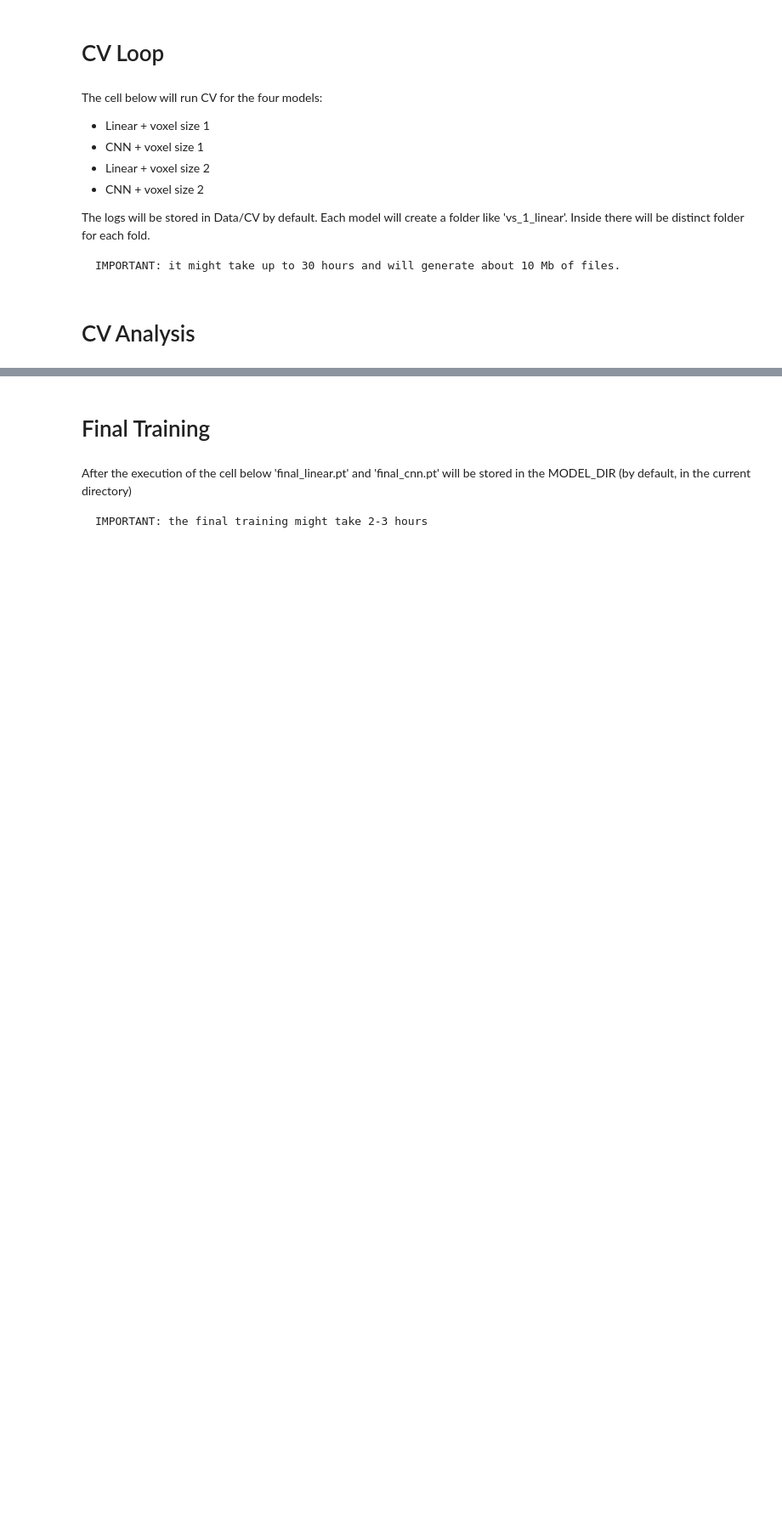
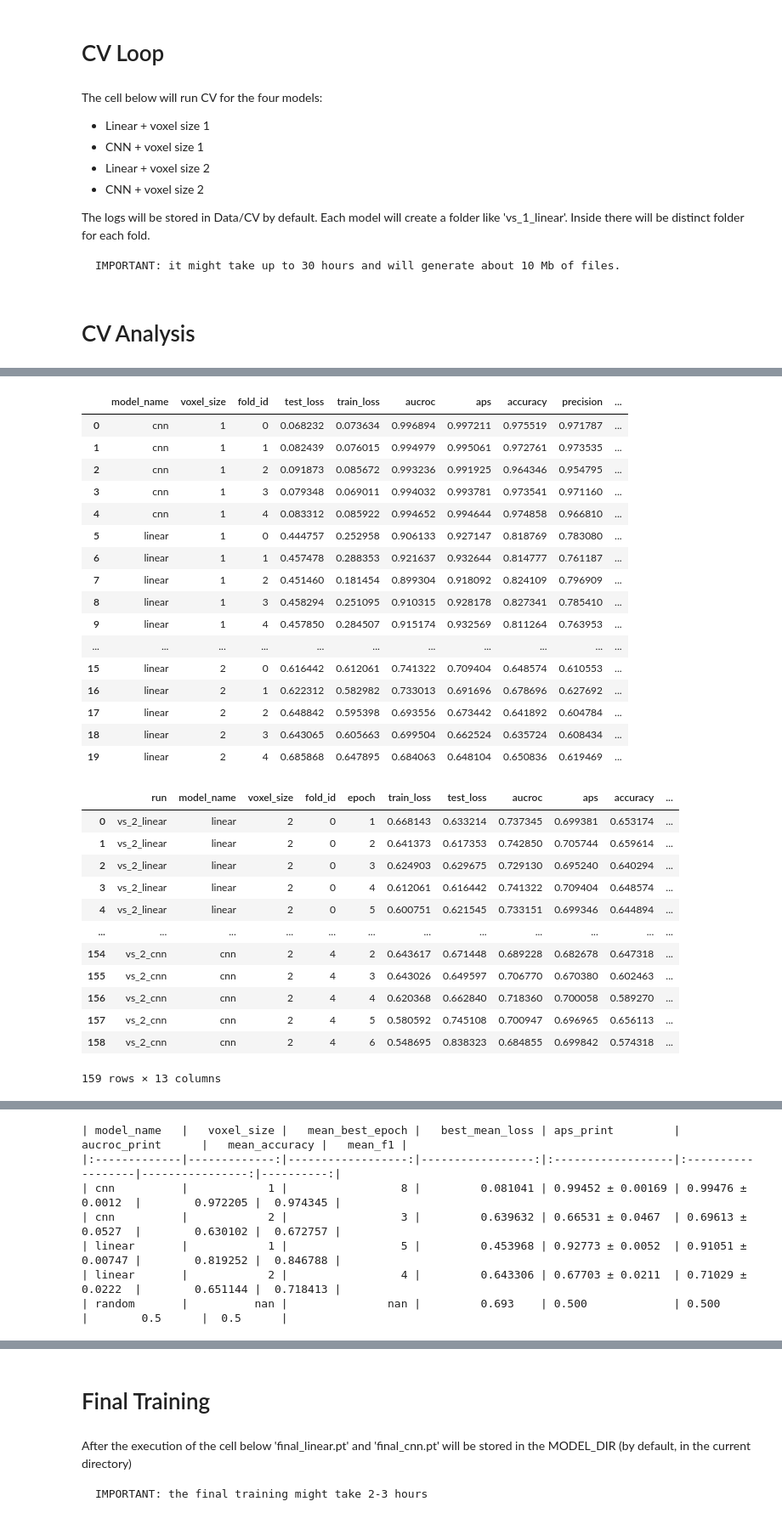
Before and after one commit to AskarAbdullaev/Binding_Sites, a Jupyter notebook: cross_validation.ipynb, the cells around one changed output, grey strips where cells are left out. Shown at 85% size. Cells and saved outputs as stored; diff of their text form; code cells hidden in the pictures; blank space fills up the shorter version.

```diff
--- a/cross_validation.ipynb
+++ b/cross_validation.ipynb
@@ -478,0 +466,41 @@ analyse_runs(dir=CV_LOGS,
+# %%
+df = pd.read_csv(CV_ANALYSIS + "/metrics_per_epoch.csv")
+min_losses = df[['run','model_name', 'voxel_size', 'fold_id', 'test_loss']].groupby(by=['run','model_name', 'voxel_size', 'fold_id'], as_index=False).min()
+min_losses = pd.merge(min_losses, df, how='left')
+min_losses.drop(columns=['run', 'epoch'], inplace=True)
+display(min_losses)
+
+analyse_runs(dir=CV_LOGS,
+             out_dir=CV_ANALYSIS,
+             save='Images/cv.pdf')
+# %% [output]
+|  | model_name | voxel_size | fold_id | test_loss | train_loss | aucroc | aps | accuracy | precision | ... |
+| 0 | cnn | 1 | 0 | 0.068232 | 0.073634 | 0.996894 | 0.997211 | 0.975519 | 0.971787 | ... |
+| 1 | cnn | 1 | 1 | 0.082439 | 0.076015 | 0.994979 | 0.995061 | 0.972761 | 0.973535 | ... |
+| 2 | cnn | 1 | 2 | 0.091873 | 0.085672 | 0.993236 | 0.991925 | 0.964346 | 0.954795 | ... |
+| 3 | cnn | 1 | 3 | 0.079348 | 0.069011 | 0.994032 | 0.993781 | 0.973541 | 0.971160 | ... |
+| 4 | cnn | 1 | 4 | 0.083312 | 0.085922 | 0.994652 | 0.994644 | 0.974858 | 0.966810 | ... |
+| 5 | linear | 1 | 0 | 0.444757 | 0.252958 | 0.906133 | 0.927147 | 0.818769 | 0.783080 | ... |
+| 6 | linear | 1 | 1 | 0.457478 | 0.288353 | 0.921637 | 0.932644 | 0.814777 | 0.761187 | ... |
+| 7 | linear | 1 | 2 | 0.451460 | 0.181454 | 0.899304 | 0.918092 | 0.824109 | 0.796909 | ... |
+| 8 | linear | 1 | 3 | 0.458294 | 0.251095 | 0.910315 | 0.928178 | 0.827341 | 0.785410 | ... |
+| 9 | linear | 1 | 4 | 0.457850 | 0.284507 | 0.915174 | 0.932569 | 0.811264 | 0.763953 | ... |
+| ... | ... | ... | ... | ... | ... | ... | ... | ... | ... | ... |
+| 15 | linear | 2 | 0 | 0.616442 | 0.612061 | 0.741322 | 0.709404 | 0.648574 | 0.610553 | ... |
+| 16 | linear | 2 | 1 | 0.622312 | 0.582982 | 0.733013 | 0.691696 | 0.678696 | 0.627692 | ... |
+| 17 | linear | 2 | 2 | 0.648842 | 0.595398 | 0.693556 | 0.673442 | 0.641892 | 0.604784 | ... |
+| 18 | linear | 2 | 3 | 0.643065 | 0.605663 | 0.699504 | 0.662524 | 0.635724 | 0.608434 | ... |
+| 19 | linear | 2 | 4 | 0.685868 | 0.647895 | 0.684063 | 0.648104 | 0.650836 | 0.619469 | ... |
+|  | run | model_name | voxel_size | fold_id | epoch | train_loss | test_loss | aucroc | aps | accuracy | ... |
+| 0 | vs_2_linear | linear | 2 | 0 | 1 | 0.668143 | 0.633214 | 0.737345 | 0.699381 | 0.653174 | ... |
+| 1 | vs_2_linear | linear | 2 | 0 | 2 | 0.641373 | 0.617353 | 0.742850 | 0.705744 | 0.659614 | ... |
+| 2 | vs_2_linear | linear | 2 | 0 | 3 | 0.624903 | 0.629675 | 0.729130 | 0.695240 | 0.640294 | ... |
+| 3 | vs_2_linear | linear | 2 | 0 | 4 | 0.612061 | 0.616442 | 0.741322 | 0.709404 | 0.648574 | ... |
+| 4 | vs_2_linear | linear | 2 | 0 | 5 | 0.600751 | 0.621545 | 0.733151 | 0.699346 | 0.644894 | ... |
+| ... | ... | ... | ... | ... | ... | ... | ... | ... | ... | ... | ... |
+| 154 | vs_2_cnn | cnn | 2 | 4 | 2 | 0.643617 | 0.671448 | 0.689228 | 0.682678 | 0.647318 | ... |
+| 155 | vs_2_cnn | cnn | 2 | 4 | 3 | 0.643026 | 0.649597 | 0.706770 | 0.670380 | 0.602463 | ... |
+| 156 | vs_2_cnn | cnn | 2 | 4 | 4 | 0.620368 | 0.662840 | 0.718360 | 0.700058 | 0.589270 | ... |
+| 157 | vs_2_cnn | cnn | 2 | 4 | 5 | 0.580592 | 0.745108 | 0.700947 | 0.696965 | 0.656113 | ... |
+| 158 | vs_2_cnn | cnn | 2 | 4 | 6 | 0.548695 | 0.838323 | 0.684855 | 0.699842 | 0.574318 | ... |
+159 rows × 13 columns
@@ -478,0 +508,7 @@ analyse_runs(dir=CV_LOGS,
+| model_name   |   voxel_size |   mean_best_epoch |   best_mean_loss | aps_print         | aucroc_print      |   mean_accuracy |   mean_f1 |
+|:-------------|-------------:|------------------:|-----------------:|:------------------|:------------------|----------------:|----------:|
+| cnn          |            1 |                 8 |         0.081041 | 0.99452 ± 0.00169 | 0.99476 ± 0.0012  |        0.972205 |  0.974345 |
+| cnn          |            2 |                 3 |         0.639632 | 0.66531 ± 0.0467  | 0.69613 ± 0.0527  |        0.630102 |  0.672757 |
+| linear       |            1 |                 5 |         0.453968 | 0.92773 ± 0.0052  | 0.91051 ± 0.00747 |        0.819252 |  0.846788 |
+| linear       |            2 |                 4 |         0.643306 | 0.67703 ± 0.0211  | 0.71029 ± 0.0222  |        0.651144 |  0.718413 |
+| random       |          nan |               nan |         0.693    | 0.500             | 0.500             |        0.5      |  0.5      |
```
Also changed, not shown: parts of 5 cells of this notebook, 5 other files.
